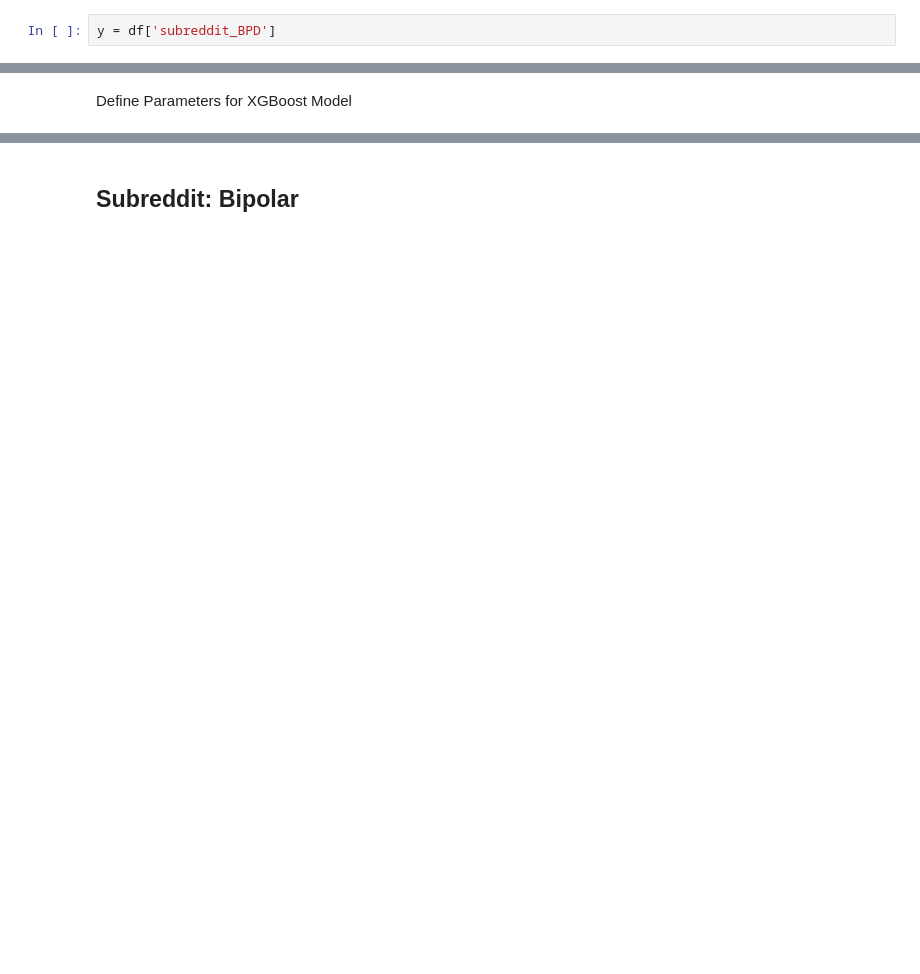
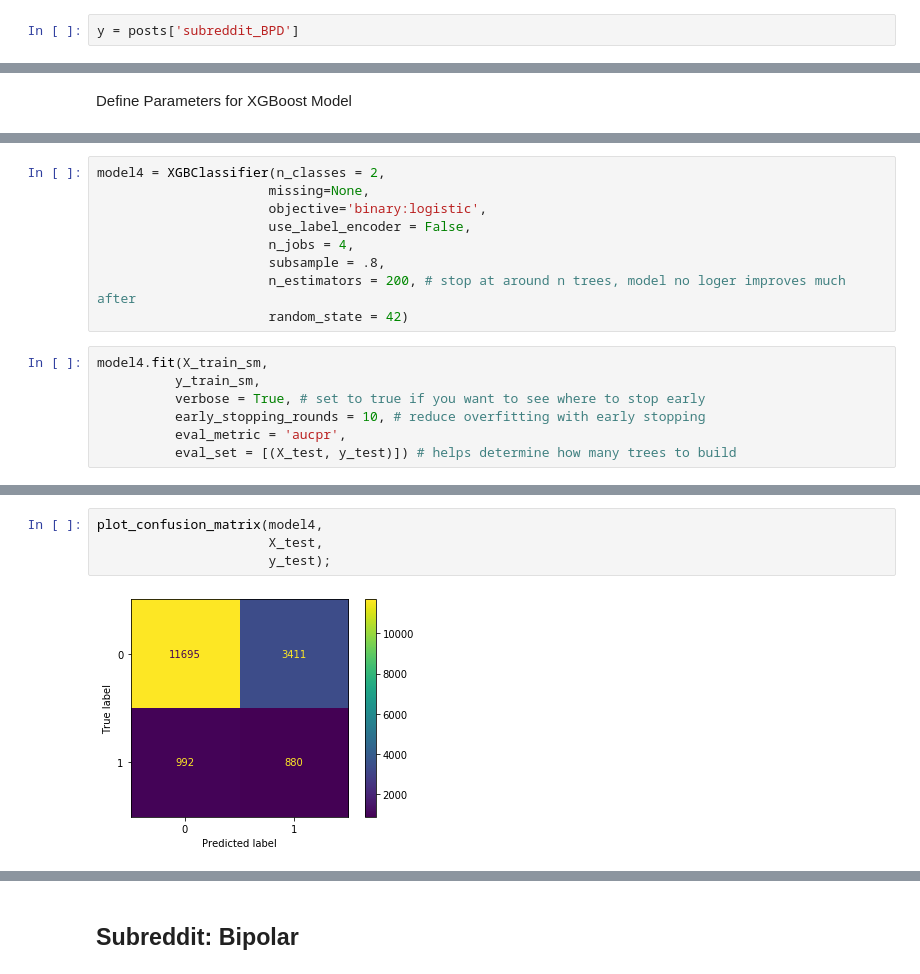
Before and after one commit to eileenhartnett/NLP-DeepLearning-Reddit-Project, a Jupyter notebook: notebooks/step4-model-xgboost-classifier.ipynb, the cells around one changed output, grey strips where cells are left out. Cells and saved outputs as stored; diff of their text form; blank space fills up the shorter version.

```diff
--- a/notebooks/step4-model-xgboost-classifier.ipynb
+++ b/notebooks/step4-model-xgboost-classifier.ipynb
@@ -318,6 +392,6 @@ plt.show()
 # %% [markdown]
 ## Subreddit: BPD
 # %%
-y = df['subreddit_BPD']
+y = posts['subreddit_BPD']
 # %%
 y.shape
@@ -374,0 +429,16 @@ print("Accuracy = {}".format(accuracy_score(y_test, best_preds)))
+# %%
+model4 = XGBClassifier(n_classes = 2,
+                      missing=None,
+                      objective='binary:logistic',
+                      use_label_encoder = False,
+                      n_jobs = 4,
+                      subsample = .8,
+                      n_estimators = 200, # stop at around n trees, model no loger improves much after
+                      random_state = 42)
+# %%
+model4.fit(X_train_sm,
+          y_train_sm,
+          verbose = True, # set to true if you want to see where to stop early
+          early_stopping_rounds = 10, # reduce overfitting with early stopping
+          eval_metric = 'aucpr',
+          eval_set = [(X_test, y_test)]) # helps determine how many trees to build
@@ -374,0 +480,6 @@ print("Accuracy = {}".format(accuracy_score(y_test, best_preds)))
+# %%
+plot_confusion_matrix(model4,
+                      X_test,
+                      y_test);
+# %% [output]
+[figure, added]
```
Also changed, not shown: parts of 100 cells of this notebook, 2 other files.
